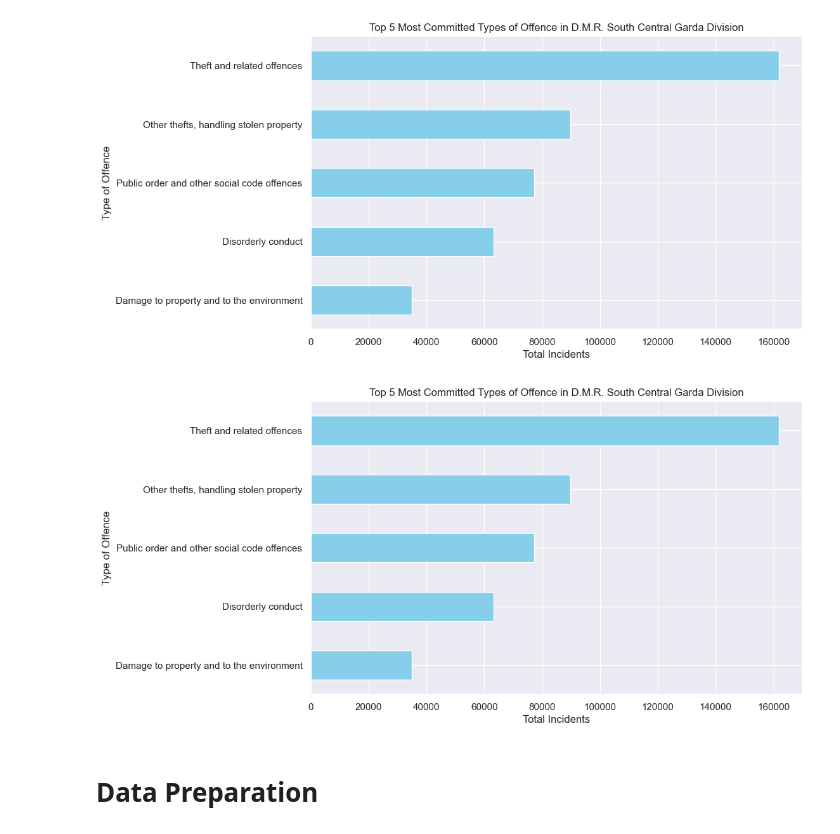
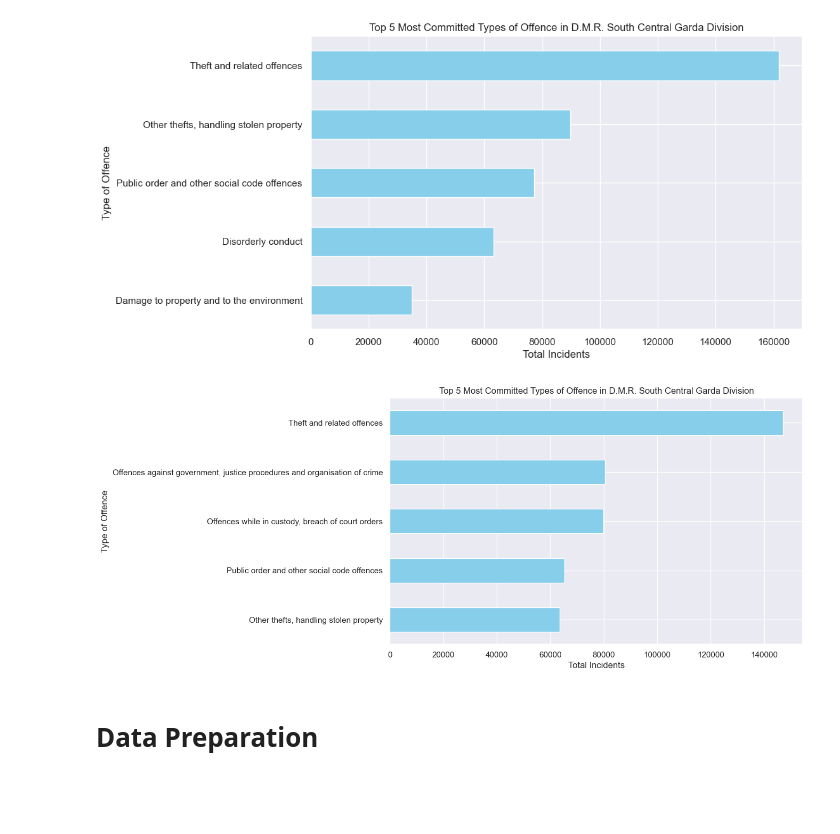
Before and after one commit to caio-moliveira/crime-prediction-using-forecasting-models, a Jupyter notebook: Capstone Project.ipynb, the cells around one changed output. Cells and saved outputs as stored; diff of their text form; code cells hidden in the pictures; blank space fills up the shorter version.

```diff
--- a/Capstone Project.ipynb
+++ b/Capstone Project.ipynb
@@ -172,23 +172,23 @@ plt.show()
 [figure]
 # %%
 # Filter data for 'D.M.R. South Central Garda Division'
-data_north_central = data[data['Garda Division'] == 'D.M.R. South Central Garda Division']
+data_north_central = data[data['Garda Division'] == 'D.M.R. North Central Garda Division']
 
 # Group by 'Type of Offence' and sum the 'VALUE' column to get total incidents for each type of offence
 data_north_central_5 = data_north_central.groupby('Type of Offence')['VALUE'].sum()
 
 # Sort the totals and get the top 5 most committed types of offences
 data_north_central_plot = data_north_central_5.sort_values(ascending=False).head(5)
 
 # Plot the data using horizontal bars
 plt.figure(figsize=(10, 6))
 data_north_central_plot.plot(kind='barh', color='skyblue')
 plt.xlabel('Total Incidents')
 plt.title('Top 5 Most Committed Types of Offence in D.M.R. South Central Garda Division')
 plt.gca().invert_yaxis()  # Invert y-axis to show the highest value on top
 plt.show()
 # %% [output]
-[figure, old version]
+[figure, new version]
 # %% [markdown]
 # Data Preparation
 # %%
```
Also changed, not shown: parts of 13 cells of this notebook, 13 other files.
